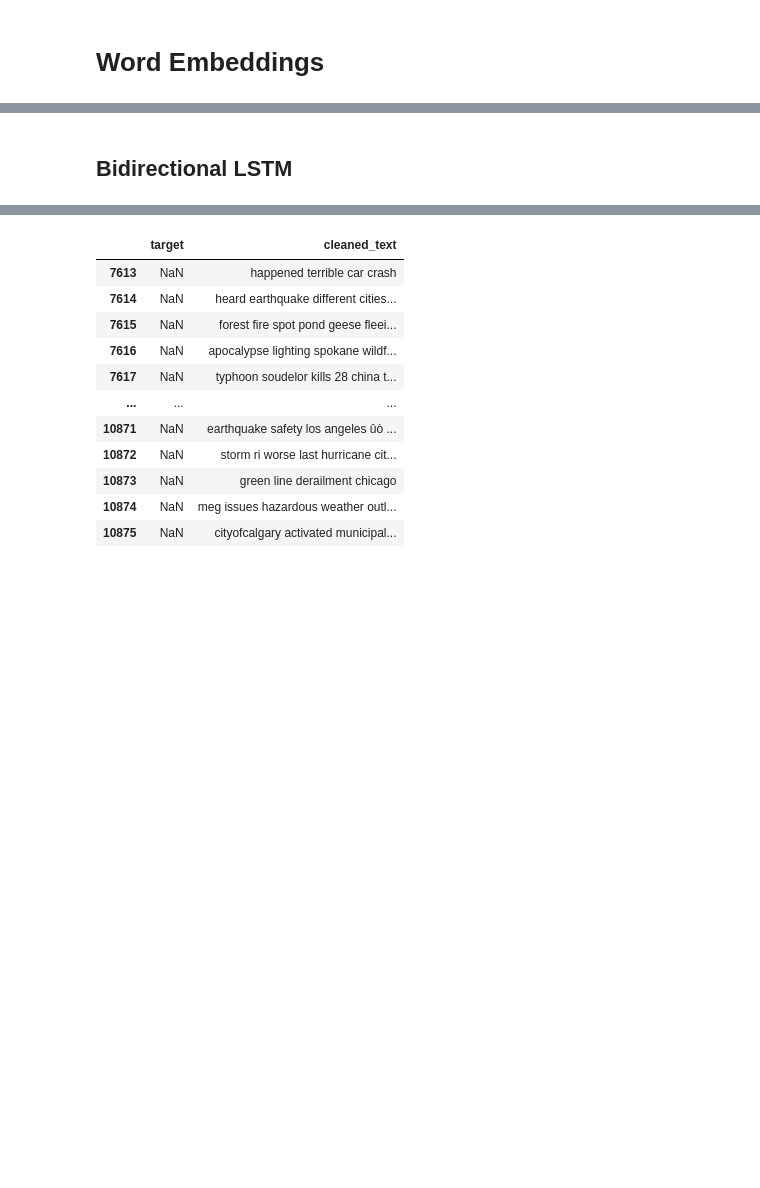
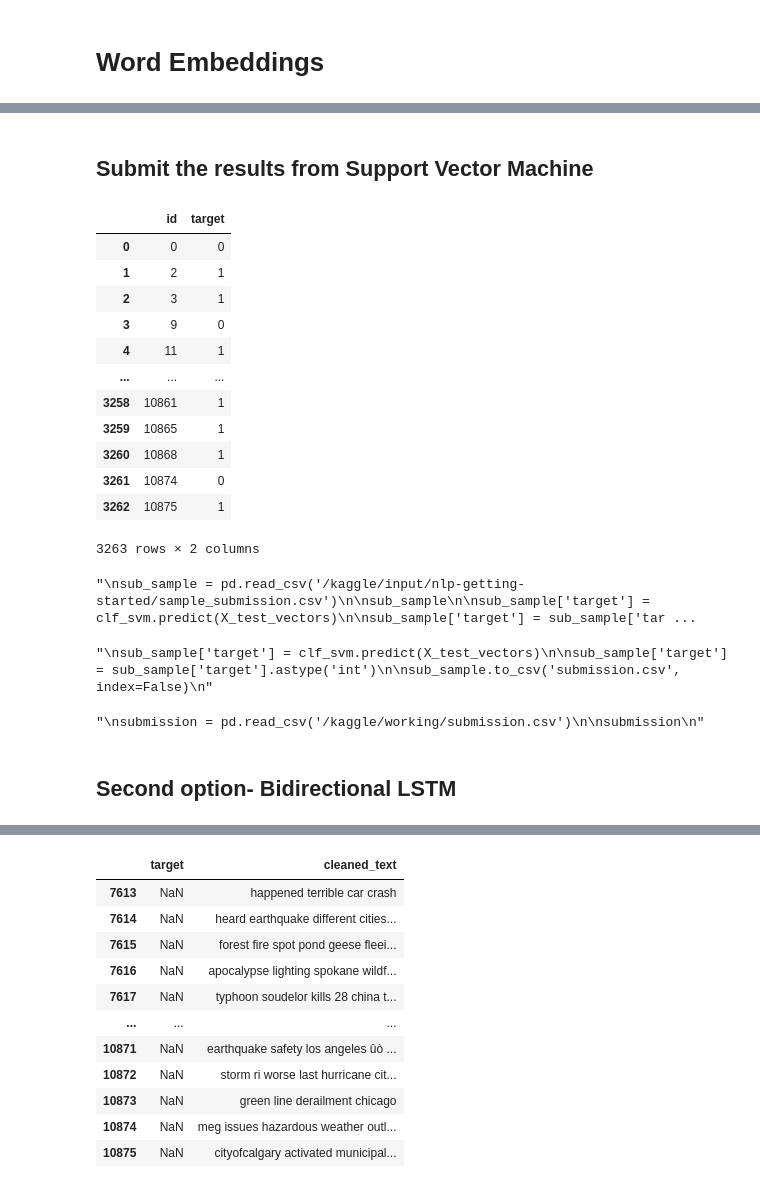
Before and after one commit to BarboraTaky/DataScience, a Jupyter notebook: nlp-disastertweets-lstm-acc-0-98-val-acc-0-97.ipynb, the cells around one changed output, grey strips where cells are left out. Drawn from its saved outputs; the diff is of its cells as text; code cells hidden in the pictures; blank space fills up the shorter version.

Commit message:
Kaggle Notebook | NLP-DisasterTweets_BiLSTM: Acc:0.98,Val_acc:0.97   | Version 6

```diff
--- a/nlp-disastertweets-lstm-acc-0-98-val-acc-0-97.ipynb
+++ b/nlp-disastertweets-lstm-acc-0-98-val-acc-0-97.ipynb
@@ -293,16 +394,52 @@ print(X_test_vectors.toarray())
+# %% [markdown]
+## Submit the results from Support Vector Machine
+# %%
+sub_sample2
+# %% [output]
+|  | id | target |
+| 0 | 0 | 0 |
+| 1 | 2 | 1 |
+| 2 | 3 | 1 |
+| 3 | 9 | 0 |
+| 4 | 11 | 1 |
+| ... | ... | ... |
+| 3258 | 10861 | 1 |
+| 3259 | 10865 | 1 |
+| 3260 | 10868 | 1 |
+| 3261 | 10874 | 0 |
+| 3262 | 10875 | 1 |
+3263 rows × 2 columns
 # %%
-# sub_sample = pd.read_csv('/kaggle/input/nlp-getting-started/sample_submission.csv')
+"""
+sub_sample = pd.read_csv('/kaggle/input/nlp-getting-started/sample_submission.csv')
 
-# sub_sample
+sub_sample
+
+sub_sample['target'] = clf_svm.predict(X_test_vectors)
+
+sub_sample['target'] = sub_sample['target'].astype('int')
+
+sub_sample.to_csv('submission.csv', index=False)
+"""
+# %% [output]
+"\nsub_sample = pd.read_csv('/kaggle/input/nlp-getting-started/sample_submission.csv')\n\nsub_sample\n\nsub_sample['target'] = clf_svm.predict(X_test_vectors)\n\nsub_sample['target'] = sub_sample['tar ...
 # %%
-# sub_sample['target'] = clf_svm.predict(X_test_vectors)
+"""
+sub_sample['target'] = clf_svm.predict(X_test_vectors)
 
-# sub_sample['target'] = sub_sample['target'].astype('int')
+sub_sample['target'] = sub_sample['target'].astype('int')
 
-# sub_sample.to_csv('submission.csv', index=False)
+sub_sample.to_csv('submission.csv', index=False)
+"""
+# %% [output]
+"\nsub_sample['target'] = clf_svm.predict(X_test_vectors)\n\nsub_sample['target'] = sub_sample['target'].astype('int')\n\nsub_sample.to_csv('submission.csv', index=False)\n"
 # %%
-# submission = pd.read_csv('/kaggle/working/submission.csv')
+"""
+submission = pd.read_csv('/kaggle/working/submission.csv')
 
-# submission
+submission
+"""
+# %% [output]
+"\nsubmission = pd.read_csv('/kaggle/working/submission.csv')\n\nsubmission\n"
 # %% [markdown]
-## Bidirectional LSTM
+## Second option- Bidirectional LSTM
```
Also changed, not shown: parts of 22 cells of this notebook.
